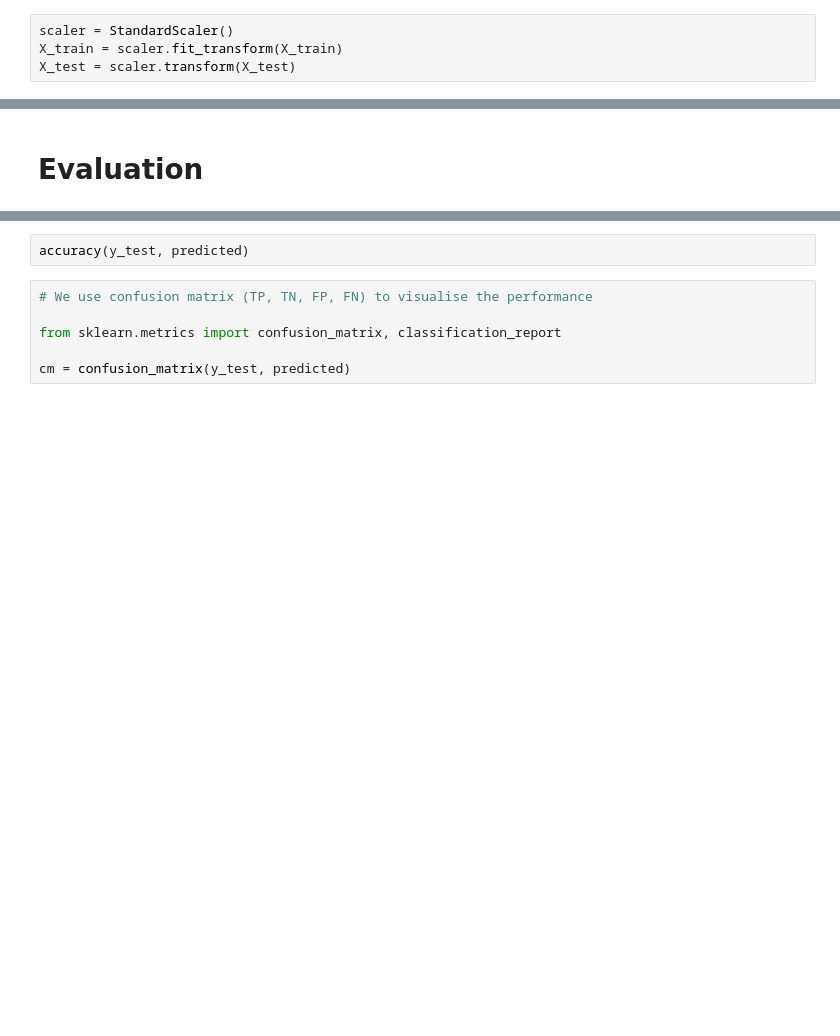
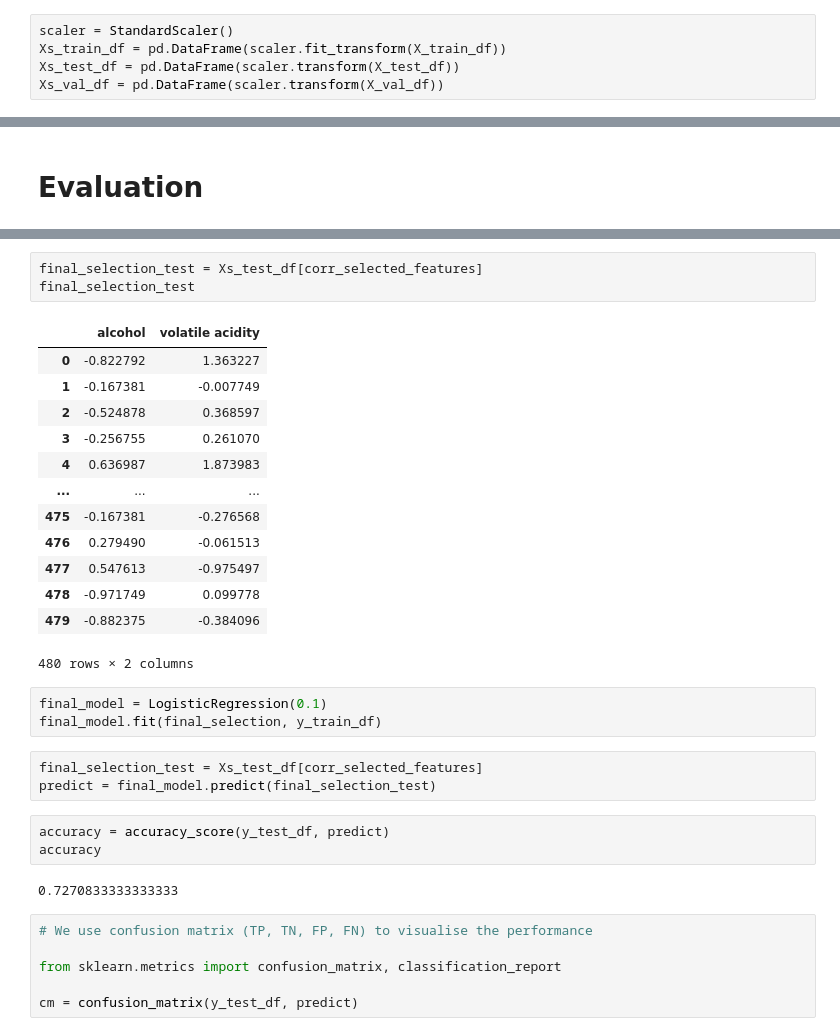
Before and after one commit to RossErskine/ML_Algorithms, a Jupyter notebook: Logistic regression.ipynb, the cells around one changed output, grey strips where cells are left out. Saved outputs shown, nothing was run; the diff lists cells and outputs as text; blank space fills up the shorter version.

```diff
--- a/Logistic regression.ipynb
+++ b/Logistic regression.ipynb
@@ -120,4 +147,5 @@ X_train, X_val, y_train, y_val = train_test_split(X_train, y_train, test_size=0.
 # %%
 scaler = StandardScaler()
-X_train = scaler.fit_transform(X_train)
-X_test = scaler.transform(X_test)
+Xs_train_df = pd.DataFrame(scaler.fit_transform(X_train_df))
+Xs_test_df = pd.DataFrame(scaler.transform(X_test_df))
+Xs_val_df = pd.DataFrame(scaler.transform(X_val_df))
@@ -515,11 +560,37 @@ ValueError: shapes (22,1) and (3638,) not aligned: 1 (dim 1) != 3638 (dim 0)
+# %%
+final_selection_test = Xs_test_df[corr_selected_features]
+final_selection_test
+# %% [output]
+|  | alcohol | volatile acidity |
+| 0 | -0.822792 | 1.363227 |
+| 1 | -0.167381 | -0.007749 |
+| 2 | -0.524878 | 0.368597 |
+| 3 | -0.256755 | 0.261070 |
+| 4 | 0.636987 | 1.873983 |
+| ... | ... | ... |
+| 475 | -0.167381 | -0.276568 |
+| 476 | 0.279490 | -0.061513 |
+| 477 | 0.547613 | -0.975497 |
+| 478 | -0.971749 | 0.099778 |
+| 479 | -0.882375 | -0.384096 |
+480 rows × 2 columns
+# %%
+final_model = LogisticRegression(0.1)
+final_model.fit(final_selection, y_train_df)
+# %%
+final_selection_test = Xs_test_df[corr_selected_features]
+predict = final_model.predict(final_selection_test)
 # %%
-accuracy(y_test, predicted)
+accuracy = accuracy_score(y_test_df, predict)
+accuracy
+# %% [output]
+0.7270833333333333
 # %%
 # We use confusion matrix (TP, TN, FP, FN) to visualise the performance
 
 from sklearn.metrics import confusion_matrix, classification_report
 
-cm = confusion_matrix(y_test, predicted)
+cm = confusion_matrix(y_test_df, predict)
 # %%
 # Plot confusion matrix
 fig, ax = plt.subplots(figsize=(3,3))
```
Also changed, not shown: parts of 49 cells of this notebook.
